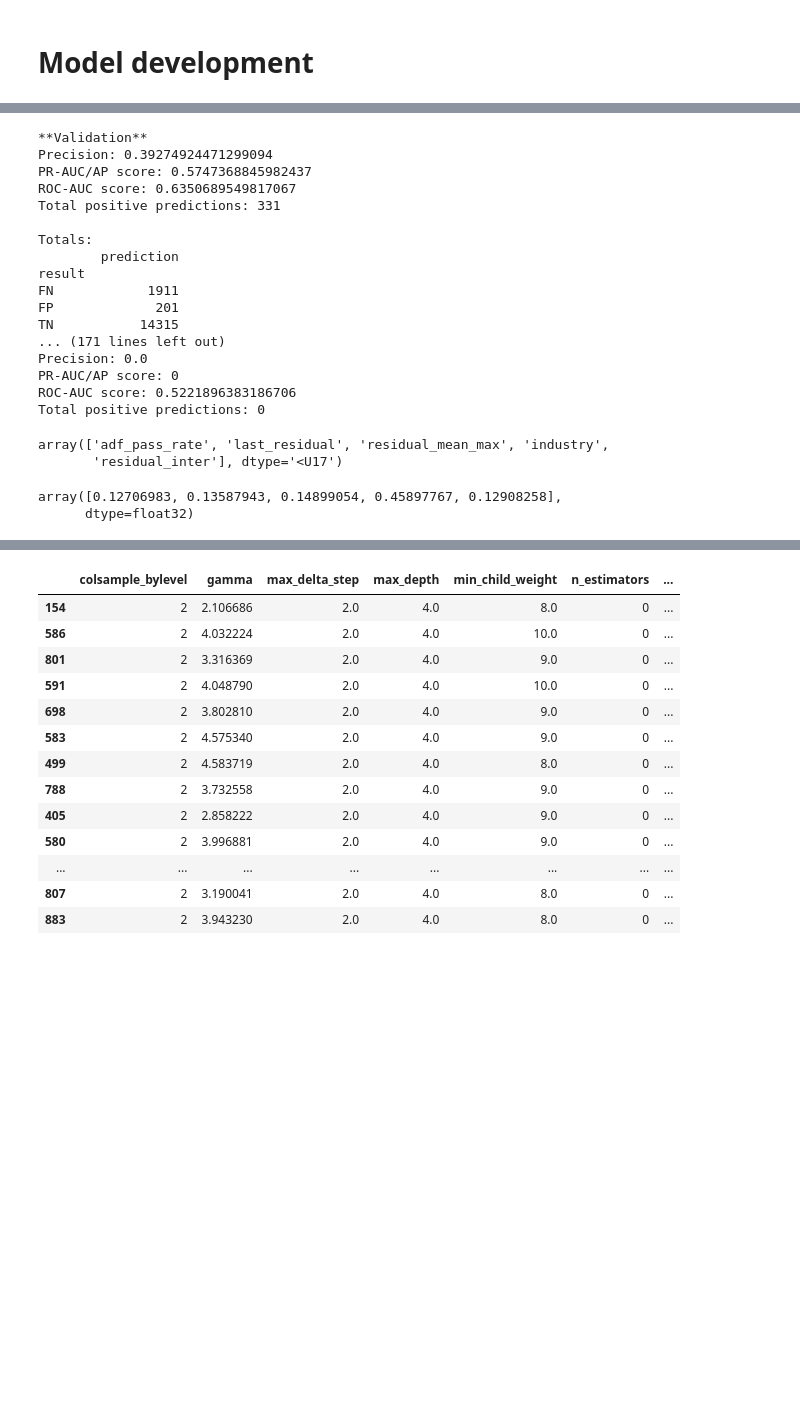
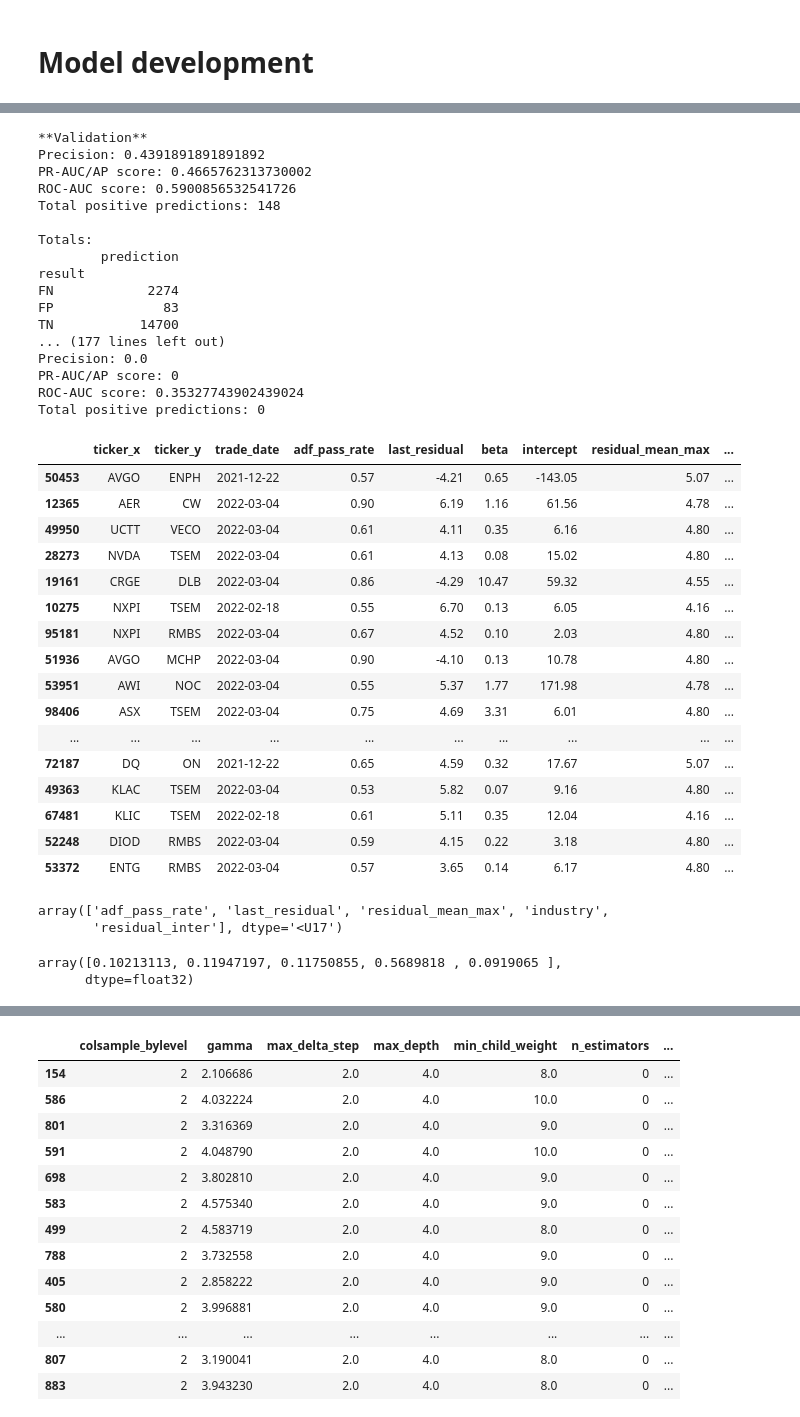
Before and after one commit to DomStan/stonk-rank, a Jupyter notebook: stonks_notebook.ipynb, the cells around one changed output, grey strips where cells are left out. Drawn from its saved outputs; the diff is of its cells as text; code cells hidden in the pictures; blank space fills up the shorter version.

```diff
--- a/stonks_notebook.ipynb
+++ b/stonks_notebook.ipynb
@@ -259,5 +252,5 @@ clf_prod, scalers_prod = train_production_xgb(df, params)
 # %%
-splits = preprocessing.split_data_mixed(df, 4, 0.06)
+splits = preprocessing.split_data_mixed(df, 6, 0)
 # %%
 scaling = 'minmax'
 add_noise = True
@@ -350,12 +344,12 @@ df_trials.to_csv('data/trials_47_opt-ap0.6_evals-1000_minmax-scaling_noise_hybri
 # %%
 params = {
     # reg def 0
-    "gamma": 4.03,
+    "gamma": 0.190072,
     # L2 def 1
     # "reg_lambda" : 1,
     # "reg_alpha" : 0,
     # Class imbalance def 1
-    "scale_pos_weight" : 5.555772,
+    "scale_pos_weight" : 5.530400,
     # Integers:
     "max_depth": 4,
     # Reg def 1
@@ -363,12 +357,11 @@ params = {
     # Class imbalance def 0
     "max_delta_step" : 2,
     # Choice:
-    "colsample_bylevel" : 1,
+    "colsample_bylevel" : 0.75,
     "n_estimators": 25,
     "learning_rate": 0.1,
-    "subsample": 1,
+    "subsample": 0.75,
     # Fixed:
-    "seed": 420,
     "tree_method": "hist",
     "enable_categorical": True,
     "max_cat_to_onehot": 1,
@@ -384,7 +395,7 @@ clf.save_model(os.path.join('data', 'test_classifier.json'))
 # %%
 print("**Validation**")
 y_score = clf.predict_proba(X_valid)[:, 1]
-threshold = 0.6
+threshold = 0.65
 y_preds = y_score > threshold
 
 evaluate.performance_summary(y_score, y_preds, y_valid)
@@ -394,22 +405,42 @@ df_results_valid = evaluate.returns_on_predictions(splits['validation'], y_preds
 evaluate.performance_on_slice(splits['validation'], y_score, y_preds, 'subindustry', False)
 # %% [output]
 **Validation**
-Precision: 0.39274924471299094
-PR-AUC/AP score: 0.5747368845982437
-ROC-AUC score: 0.6350689549817067
-Total positive predictions: 331
+Precision: 0.4391891891891892
+PR-AUC/AP score: 0.4665762313730002
+ROC-AUC score: 0.5900856532541726
+Total positive predictions: 148
 
 Totals:
         prediction
 result
-FN            1911
-FP             201
-TN           14315
-... (171 lines left out)
+FN            2274
+FP              83
+TN           14700
+... (177 lines left out)
 Precision: 0.0
 PR-AUC/AP score: 0
-ROC-AUC score: 0.5221896383186706
+ROC-AUC score: 0.35327743902439024
 Total positive predictions: 0
+# %%
+df_results_valid[df_results_valid.result == 'FP'].sample(50)
+# %% [output]
+|  | ticker_x | ticker_y | trade_date | adf_pass_rate | last_residual | beta | intercept | residual_mean_max | ... |
+| 50453 | AVGO | ENPH | 2021-12-22 | 0.57 | -4.21 | 0.65 | -143.05 | 5.07 | ... |
+| 12365 | AER | CW | 2022-03-04 | 0.90 | 6.19 | 1.16 | 61.56 | 4.78 | ... |
+| 49950 | UCTT | VECO | 2022-03-04 | 0.61 | 4.11 | 0.35 | 6.16 | 4.80 | ... |
+| 28273 | NVDA | TSEM | 2022-03-04 | 0.61 | 4.13 | 0.08 | 15.02 | 4.80 | ... |
+| 19161 | CRGE | DLB | 2022-03-04 | 0.86 | -4.29 | 10.47 | 59.32 | 4.55 | ... |
+| 10275 | NXPI | TSEM | 2022-02-18 | 0.55 | 6.70 | 0.13 | 6.05 | 4.16 | ... |
+| 95181 | NXPI | RMBS | 2022-03-04 | 0.67 | 4.52 | 0.10 | 2.03 | 4.80 | ... |
+| 51936 | AVGO | MCHP | 2022-03-04 | 0.90 | -4.10 | 0.13 | 10.78 | 4.80 | ... |
+| 53951 | AWI | NOC | 2022-03-04 | 0.55 | 5.37 | 1.77 | 171.98 | 4.78 | ... |
+| 98406 | ASX | TSEM | 2022-03-04 | 0.75 | 4.69 | 3.31 | 6.01 | 4.80 | ... |
+| ... | ... | ... | ... | ... | ... | ... | ... | ... | ... |
+| 72187 | DQ | ON | 2021-12-22 | 0.65 | 4.59 | 0.32 | 17.67 | 5.07 | ... |
+| 49363 | KLAC | TSEM | 2022-03-04 | 0.53 | 5.82 | 0.07 | 9.16 | 4.80 | ... |
+| 67481 | KLIC | TSEM | 2022-02-18 | 0.61 | 5.11 | 0.35 | 12.04 | 4.16 | ... |
+| 52248 | DIOD | RMBS | 2022-03-04 | 0.59 | 4.15 | 0.22 | 3.18 | 4.80 | ... |
+| 53372 | ENTG | RMBS | 2022-03-04 | 0.57 | 3.65 | 0.14 | 6.17 | 4.80 | ... |
 # %%
 # print("**Test**")
 # y_score = clf.predict_proba(X_test)[:, 1]
@@ -431,7 +460,7 @@ array(['adf_pass_rate', 'last_residual', 'residual_mean_max', 'industry',
 # %%
 clf.feature_importances_
 # %% [output]
-array([0.12706983, 0.13587943, 0.14899054, 0.45897767, 0.12908258],
+array([0.10213113, 0.11947197, 0.11750855, 0.5689818 , 0.0919065 ],
       dtype=float32)
 # %%
 pd.set_option('display.max_rows', 100)
```
Also changed, not shown: parts of 16 cells of this notebook, 5 other files.
